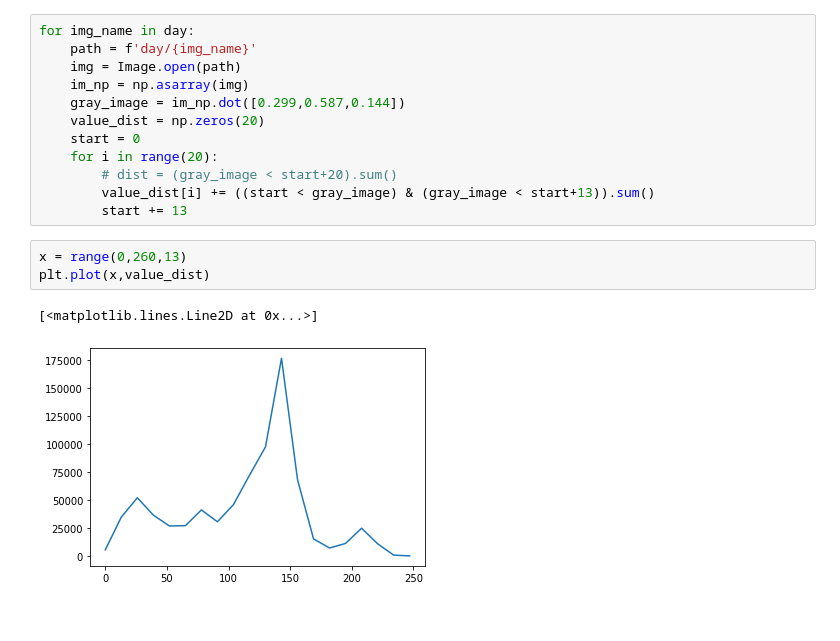
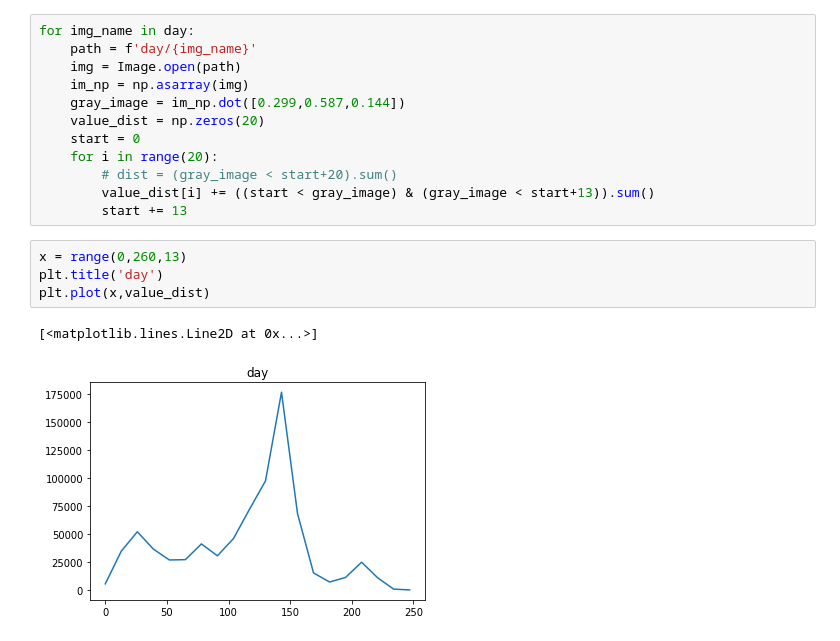
Before and after one commit to bluelostboi/VaibhavKSolanke, a Jupyter notebook: night_or_day.ipynb, the cells around one changed output. Saved outputs shown, nothing was run; the diff lists cells and outputs as text.

```diff
--- a/night_or_day.ipynb
+++ b/night_or_day.ipynb
@@ -64,7 +65,8 @@ for img_name in day:
         start += 13
 # %%
 x = range(0,260,13)
+plt.title('day')
 plt.plot(x,value_dist)
 # %% [output]
 [<matplotlib.lines.Line2D at 0x...>]
-[figure, old version]
+[figure, new version]
```
Also changed, not shown: parts of 1 cell of this notebook.
